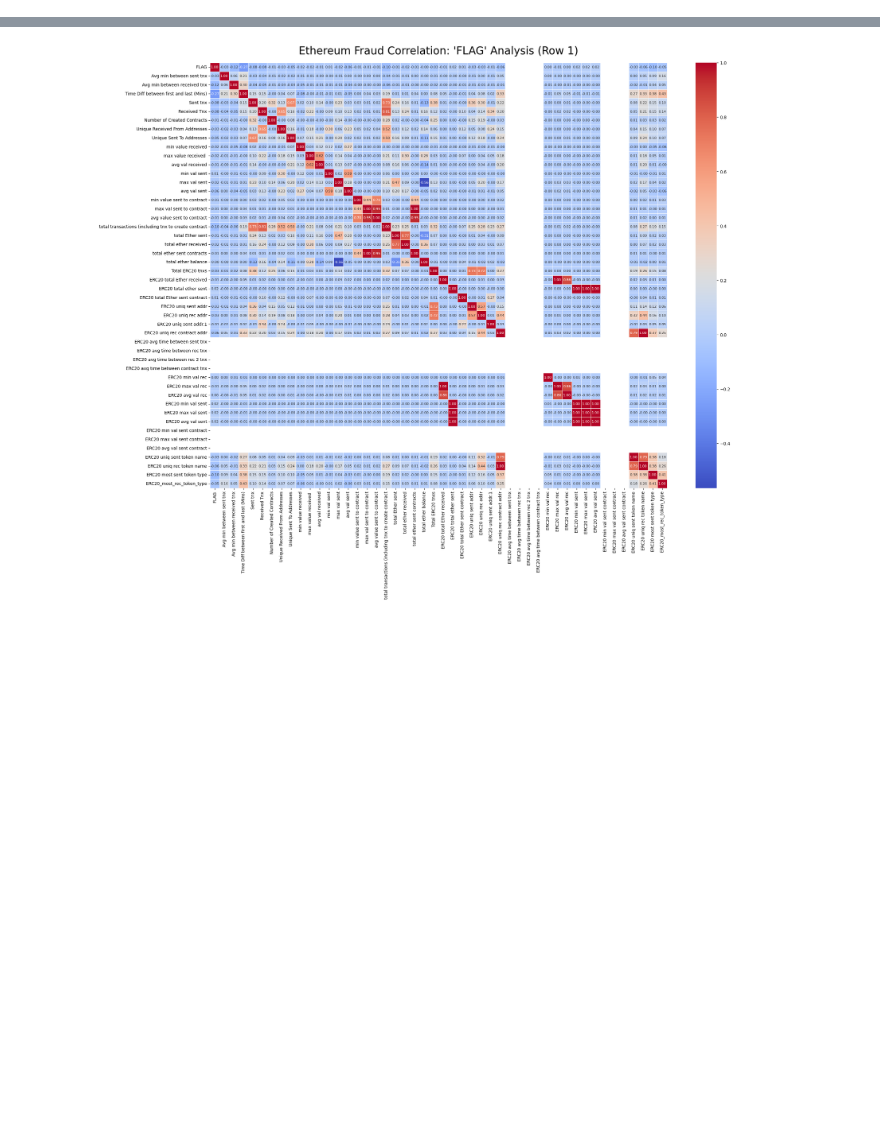
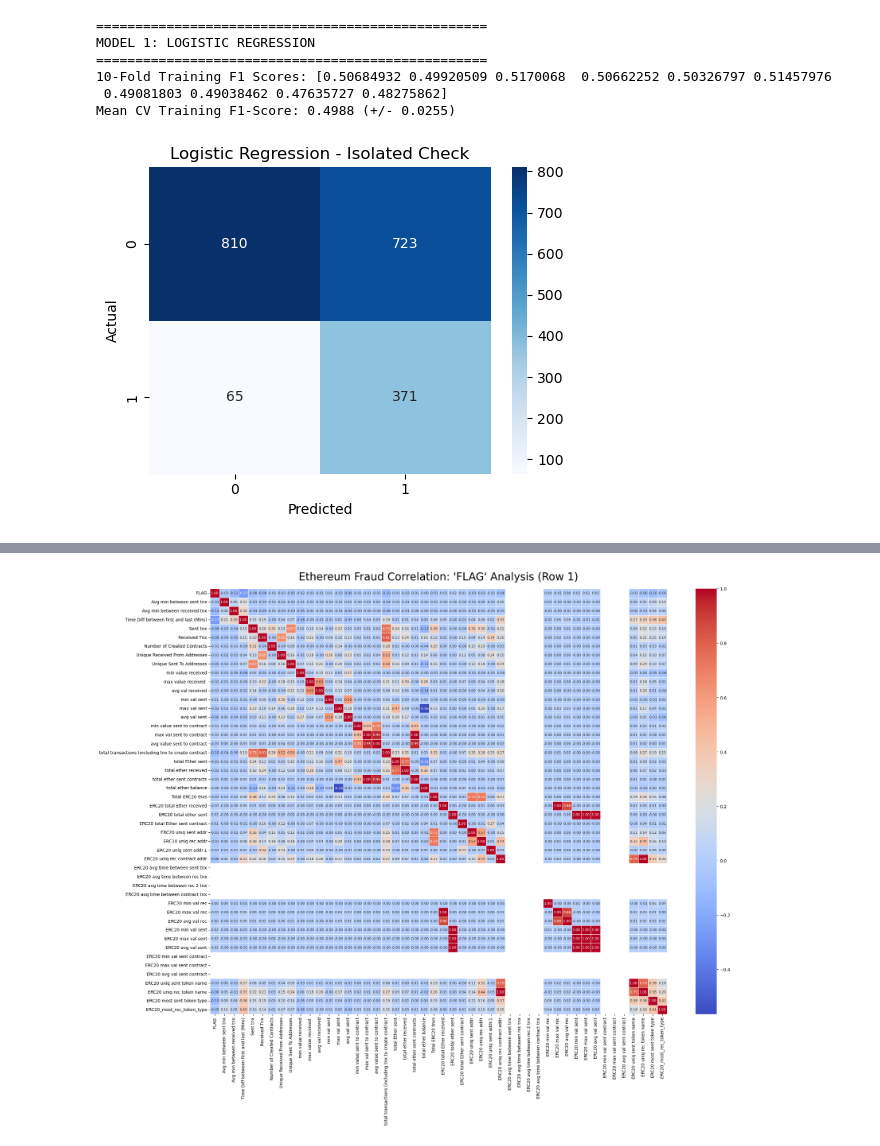
Before and after one commit to dondon-ri/Ethereum-Fraud-Detection, a Jupyter notebook: Models.ipynb, the cells around one changed output, grey strips where cells are left out. Saved outputs shown, nothing was run; the diff lists cells and outputs as text; code cells hidden in the pictures; blank space fills up the shorter version.

```diff
--- a/Models.ipynb
+++ b/Models.ipynb
@@ -19,19 +21,28 @@ import numpy as np
 # %%
-# Load and Split Data
+# Load Data
 df = pd.read_csv('cleaned_ethereum_data.csv')
 X = df.drop('FLAG', axis=1)
 y = df['FLAG']
 
+# Main Hold-Out Split (80% Train, 20% Final Evaluation Test)
 X_train, X_test, y_train, y_test = train_test_split(X, y, test_size=0.2, random_state=42, stratify=y)
 
+# Stratified K-Fold Cross Validation Setup (For validating on training data)
+cv_strategy = StratifiedKFold(n_splits=10, shuffle=True, random_state=42)
 
-# Setup Scaler
+# Feature Scaling (Required for Logistic Regression & Distance-based algorithms)
 scaler = StandardScaler()
 X_train_scaled = pd.DataFrame(scaler.fit_transform(X_train), columns=X_train.columns)
 X_test_scaled = pd.DataFrame(scaler.transform(X_test), columns=X_test.columns)
 
-#scale_weight for XGboost
+# Calculate Dynamic Imbalance Weights
 num_neg = (y_train == 0).sum()
 num_pos = (y_train == 1).sum()
 estimated_contamination = num_pos / len(y_train)
 xgb_scale_weight = num_neg / num_pos
+
+# Central repository to collect all final test results
+model_performance = []
+
+print("--- Data Splitting & 10-Fold Stratified CV Pipeline Initialized ---")
+print(f"Training Matrix Shape : {X_train.shape} | Imbalance Ratio: {xgb_scale_weight:.2f}")
@@ -89,0 +52,47 @@ plt.show()
+# %%
+print("\n==================================================")
+print("MODEL 1: LOGISTIC REGRESSION")
+print("==================================================")
+
+# Initialize
+lr_model = LogisticRegression(max_iter=1000, class_weight='balanced')
+
+# Cross-Validation Score (Using scaled training data)
+lr_cv_scores = cross_val_score(lr_model, X_train_scaled, y_train, cv=cv_strategy, scoring='f1')
+print(f"10-Fold Training F1 Scores: {lr_cv_scores}")
+print(f"Mean CV Training F1-Score: {lr_cv_scores.mean():.4f} (+/- {lr_cv_scores.std() * 2:.4f})")
+
+# Fit & Predict on Final Test Split
+lr_model.fit(X_train_scaled, y_train)
+y_pred_lr = lr_model.predict(X_test_scaled)
+
+# Evaluation Mapping
+lr_report = classification_report(y_test, y_pred_lr, output_dict=True)
+model_performance = [m for m in model_performance if m["Model"] != "Logistic Regression"]
+model_performance.append({
+    "Model": "Logistic Regression",
+    "F1-Score": lr_report['1']['f1-score'],
+    "Precision": lr_report['1']['precision'],
+    "Recall": lr_report['1']['recall'],
+    "Accuracy": round(lr_report['accuracy'], 4)
+})
+
+lr_model.fit(X_train_scaled, y_train)
+y_pred_lr = lr_model.predict(X_test_scaled) # Saved in memory
+
+# Print out its own isolated plot immediately for this cell block
+plt.figure(figsize=(5, 4))
+sns.heatmap(confusion_matrix(y_test, y_pred_lr), annot=True, fmt='d', cmap='Blues')
+plt.title("Logistic Regression - Isolated Check")
+plt.xlabel("Predicted")
+plt.ylabel("Actual")
+plt.tight_layout()
+plt.show()
+# %% [output]
+==================================================
+MODEL 1: LOGISTIC REGRESSION
+==================================================
+10-Fold Training F1 Scores: [0.50684932 0.49920509 0.5170068  0.50662252 0.50326797 0.51457976
+ 0.49081803 0.49038462 0.47635727 0.48275862]
+Mean CV Training F1-Score: 0.4988 (+/- 0.0255)
+[figure, added]
```
Also changed, not shown: parts of 16 cells of this notebook.
